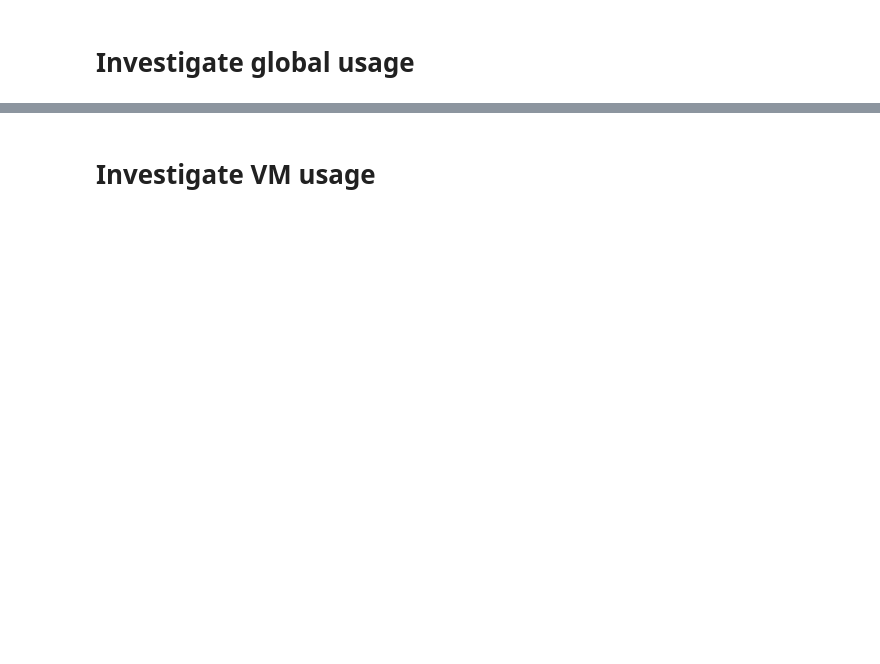
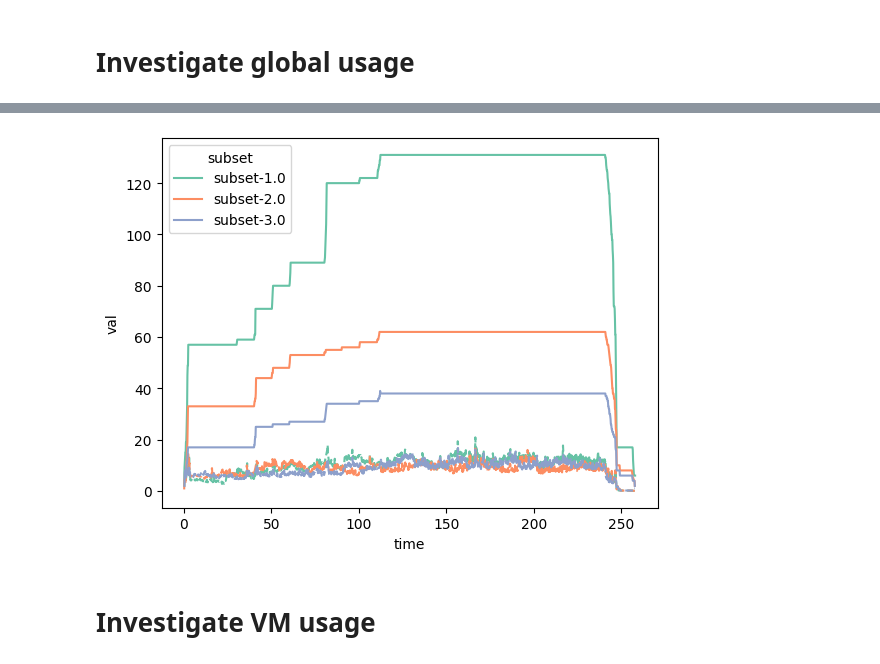
Before and after one commit to jacquetpi/VMSlack, a Jupyter notebook: investigation.ipynb, the cells around one changed output, grey strips where cells are left out. Drawn from its saved outputs; the diff is of its cells as text; code cells hidden in the pictures; blank space fills up the shorter version.

```diff
--- a/investigation.ipynb
+++ b/investigation.ipynb
@@ -30,12 +40,10 @@ g_val = sns.lineplot(data=overall_cpu, x='tmp', y='cores', hue='res', palette=pa
 subsets = dataset.loc[dataset['rec'] == 'subset']
 subsets_cpu = subsets.loc[subsets['res'] == 'cpu']
 subsets_mem = subsets.loc[subsets['rec'] == 'mem']
-# %%
-# Convert percent to CPU cores
-pd.options.mode.chained_assignment = None  # default='warn'
-subsets_cpu['cores'] = subsets_cpu['val'] * subsets_cpu['config']
 # %%
 palette = sns.color_palette("Set2", subsets_cpu['subset'].nunique())
 
-g_val = sns.lineplot(data=subsets_cpu, x='tmp', y='val', hue='subset', linestyle ='--', palette=palette, legend=False)
-g_config = sns.lineplot(data=subsets_cpu, x='tmp', y='config', hue='subset', palette=palette)
+g_val = sns.lineplot(data=subsets_cpu, x='time', y='val', hue='subset', linestyle ='--', palette=palette, legend=False)
+g_config = sns.lineplot(data=subsets_cpu, x='time', y='config', hue='subset', palette=palette)
+# %% [output]
+[figure, added]
```
Also changed, not shown: parts of 14 cells of this notebook, 7 other files.
